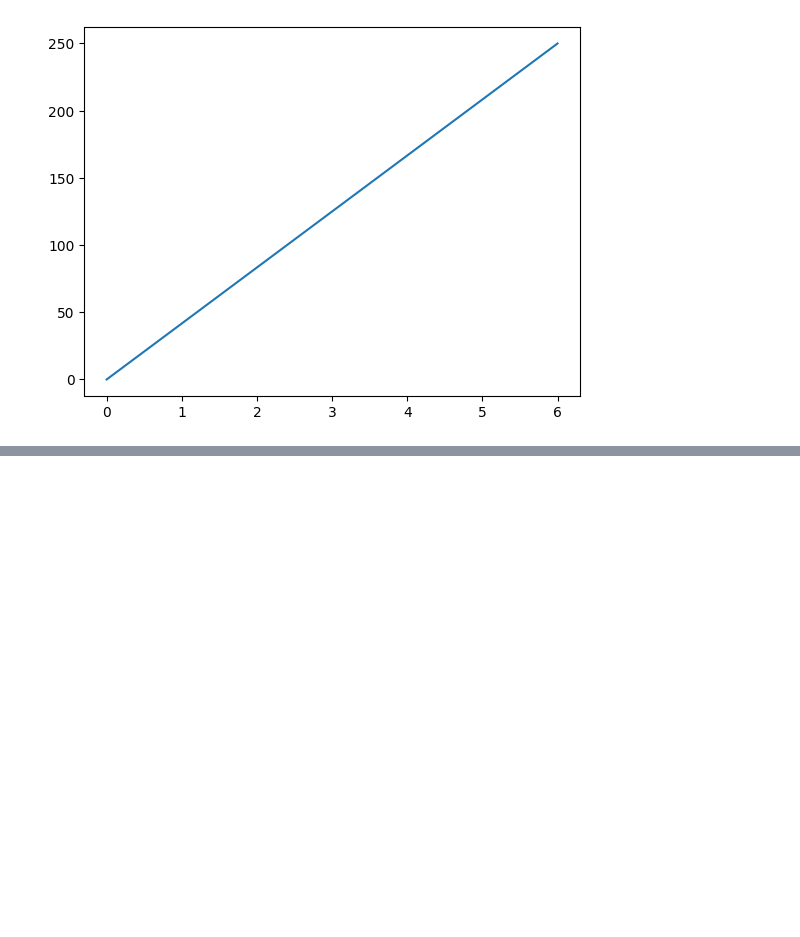
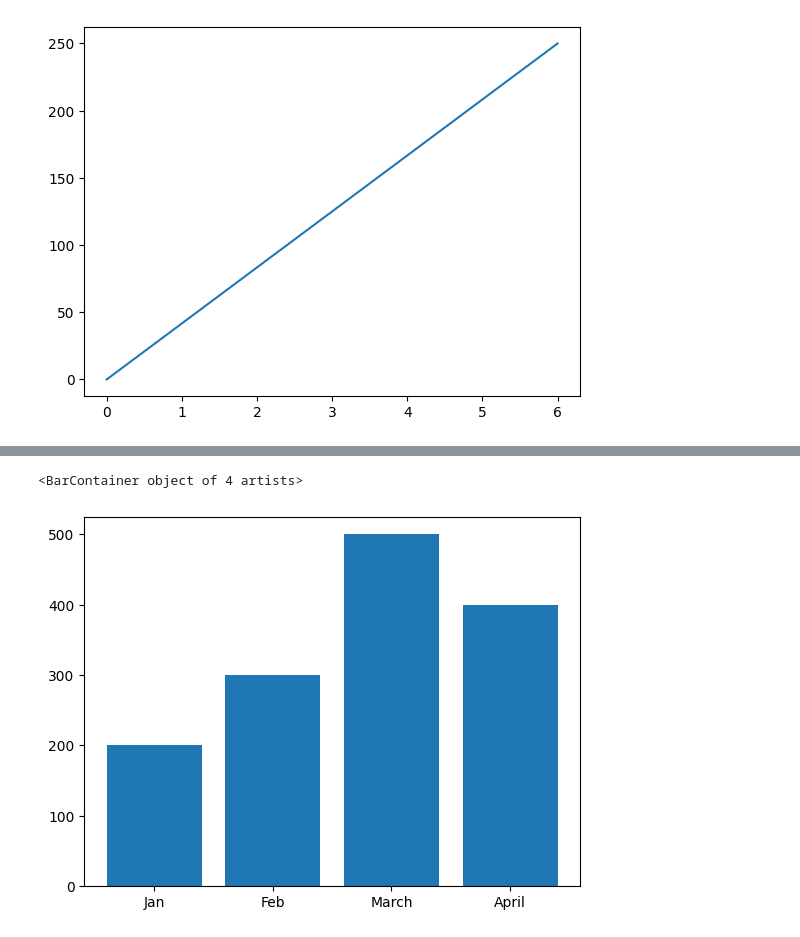
Before and after one commit to Maatheralgharibi/Python, a Jupyter notebook: Visualisation.ipynb, the cells around one changed output, grey strips where cells are left out. Cells and saved outputs as stored; diff of their text form; code cells hidden in the pictures; blank space fills up the shorter version.

```diff
--- a/Visualisation.ipynb
+++ b/Visualisation.ipynb
@@ -13,0 +47,5 @@ Month =["Jan", 'Feb',]
+# %%
+plt.bar(Month, Expe)
+# %% [output]
+<BarContainer object of 4 artists>
+[figure, added]
```
Also changed, not shown: parts of 18 cells of this notebook.
